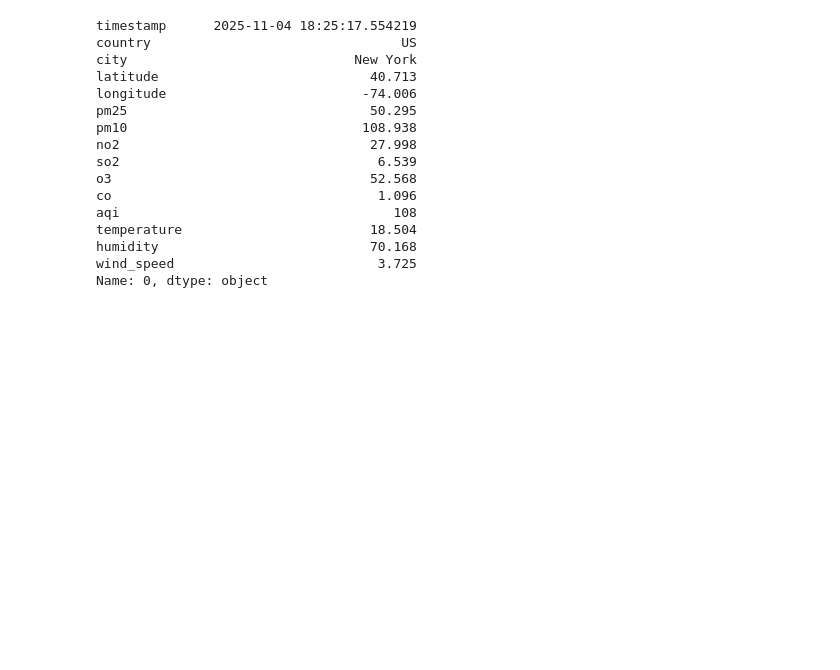
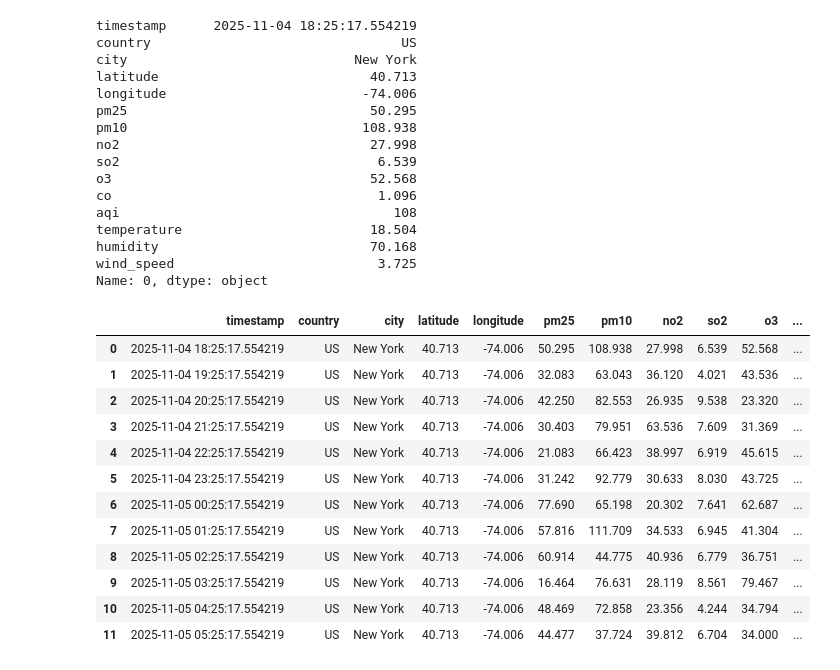
Before and after one commit to SWAPNILVERMA108/AIML, a Jupyter notebook: Pandas_Tutorials.ipynb, the cells around one changed output. Saved outputs shown, nothing was run; the diff lists cells and outputs as text; code cells hidden in the pictures; blank space fills up the shorter version.

```diff
--- a/Pandas_Tutorials.ipynb
+++ b/Pandas_Tutorials.ipynb
@@ -312,3 +312,19 @@ temperature                        18.504
 humidity                           70.168
 wind_speed                          3.725
 Name: 0, dtype: object
+# %%
+df7.loc[0:11]    # starting index : ending index (inclusive)
+# %% [output]
+|  | timestamp | country | city | latitude | longitude | pm25 | pm10 | no2 | so2 | o3 | ... |
+| 0 | 2025-11-04 18:25:17.554219 | US | New York | 40.713 | -74.006 | 50.295 | 108.938 | 27.998 | 6.539 | 52.568 | ... |
+| 1 | 2025-11-04 19:25:17.554219 | US | New York | 40.713 | -74.006 | 32.083 | 63.043 | 36.120 | 4.021 | 43.536 | ... |
+| 2 | 2025-11-04 20:25:17.554219 | US | New York | 40.713 | -74.006 | 42.250 | 82.553 | 26.935 | 9.538 | 23.320 | ... |
+| 3 | 2025-11-04 21:25:17.554219 | US | New York | 40.713 | -74.006 | 30.403 | 79.951 | 63.536 | 7.609 | 31.369 | ... |
+| 4 | 2025-11-04 22:25:17.554219 | US | New York | 40.713 | -74.006 | 21.083 | 66.423 | 38.997 | 6.919 | 45.615 | ... |
+| 5 | 2025-11-04 23:25:17.554219 | US | New York | 40.713 | -74.006 | 31.242 | 92.779 | 30.633 | 8.030 | 43.725 | ... |
+| 6 | 2025-11-05 00:25:17.554219 | US | New York | 40.713 | -74.006 | 77.690 | 65.198 | 20.302 | 7.641 | 62.687 | ... |
+| 7 | 2025-11-05 01:25:17.554219 | US | New York | 40.713 | -74.006 | 57.816 | 111.709 | 34.533 | 6.945 | 41.304 | ... |
+| 8 | 2025-11-05 02:25:17.554219 | US | New York | 40.713 | -74.006 | 60.914 | 44.775 | 40.936 | 6.779 | 36.751 | ... |
+| 9 | 2025-11-05 03:25:17.554219 | US | New York | 40.713 | -74.006 | 16.464 | 76.631 | 28.119 | 8.561 | 79.467 | ... |
+| 10 | 2025-11-05 04:25:17.554219 | US | New York | 40.713 | -74.006 | 48.469 | 72.858 | 23.356 | 4.244 | 34.794 | ... |
+| 11 | 2025-11-05 05:25:17.554219 | US | New York | 40.713 | -74.006 | 44.477 | 37.724 | 39.812 | 6.704 | 34.000 | ... |
```
Also changed, not shown: parts of 15 cells of this notebook, 1 other file.
